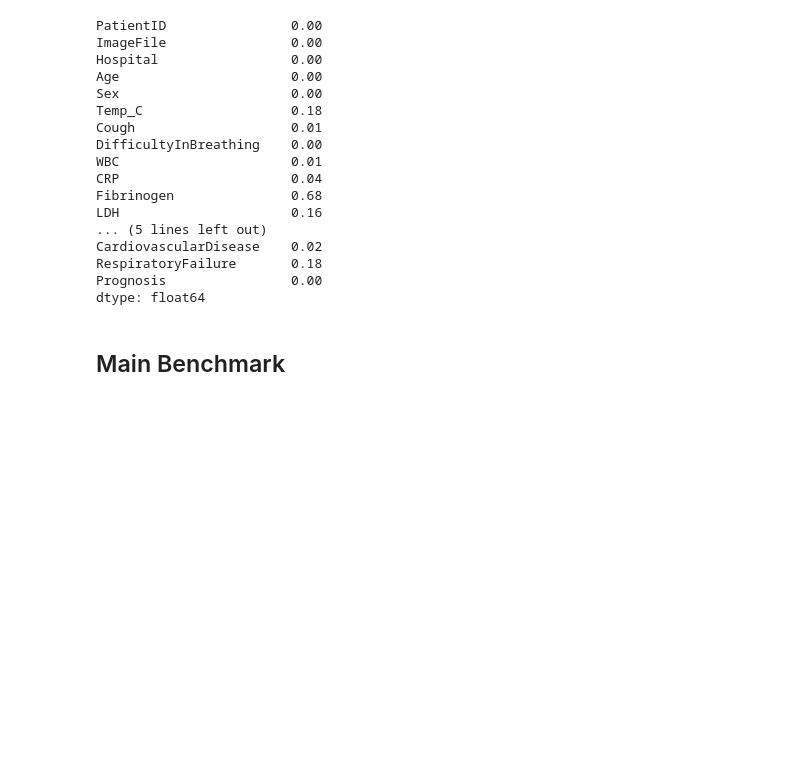
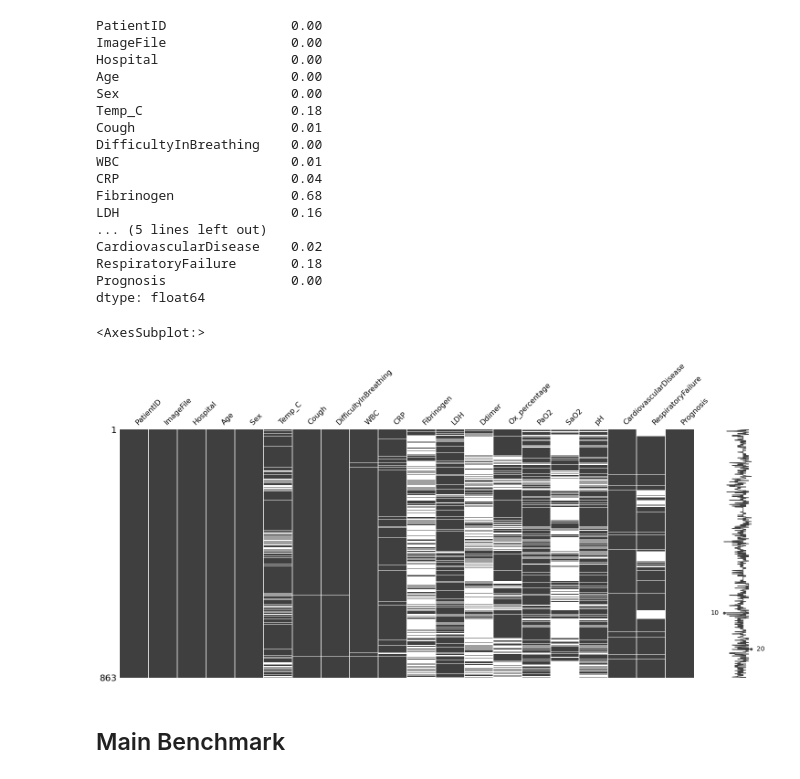
Before and after one commit to maxxxzdn/covid_challenge, a Jupyter notebook: Generate Missing Data.ipynb, the cells around one changed output. Cells and saved outputs as stored; diff of their text form; code cells hidden in the pictures; blank space fills up the shorter version.

```diff
--- a/Generate Missing Data.ipynb
+++ b/Generate Missing Data.ipynb
@@ -1,12 +1,20 @@
 # %%
 import numpy as np
 import pandas as pd
+import seaborn as sns
+import missingno as msno
+import torch
+
 from utils import *
-import torch
-from fancyimpute import SimpleFill, KNN, SoftImpute, IterativeImputer, IterativeSVD, MatrixFactorization, NuclearNormMinimization, BiScaler
+from fancyimpute import SimpleFill, KNN, SoftImpute, IterativeSVD, MatrixFactorization, NuclearNormMinimization, BiScaler
 from scipy import stats
 from matplotlib import pyplot as plt
-import seaborn as sns
+from sklearn.linear_model import BayesianRidge
+from sklearn.tree import DecisionTreeRegressor
+from sklearn.ensemble import ExtraTreesRegressor
+from sklearn.neighbors import KNeighborsRegressor
+from sklearn.impute import IterativeImputer, SimpleImputer, KNNImputer
+sns.set(rc={'figure.figsize':(11.7,8.27)})
 # %%
 np.random.seed(0)
 # %%
@@ -88,6 +98,11 @@ CardiovascularDisease    0.02
 RespiratoryFailure       0.18
 Prognosis                0.00
 dtype: float64
+# %%
+msno.matrix(data)
+# %% [output]
+<AxesSubplot:>
+[figure, added]
 # %%
 def preprocess(df):
    dataDropped = df.drop(['Ddimer', 'SaO2', 'Fibrinogen', 'Prognosis', 'PatientID', 'ImageFile', 'Hospital'], axis = 1).dropna()
```
Also changed, not shown: parts of 12 cells of this notebook.
